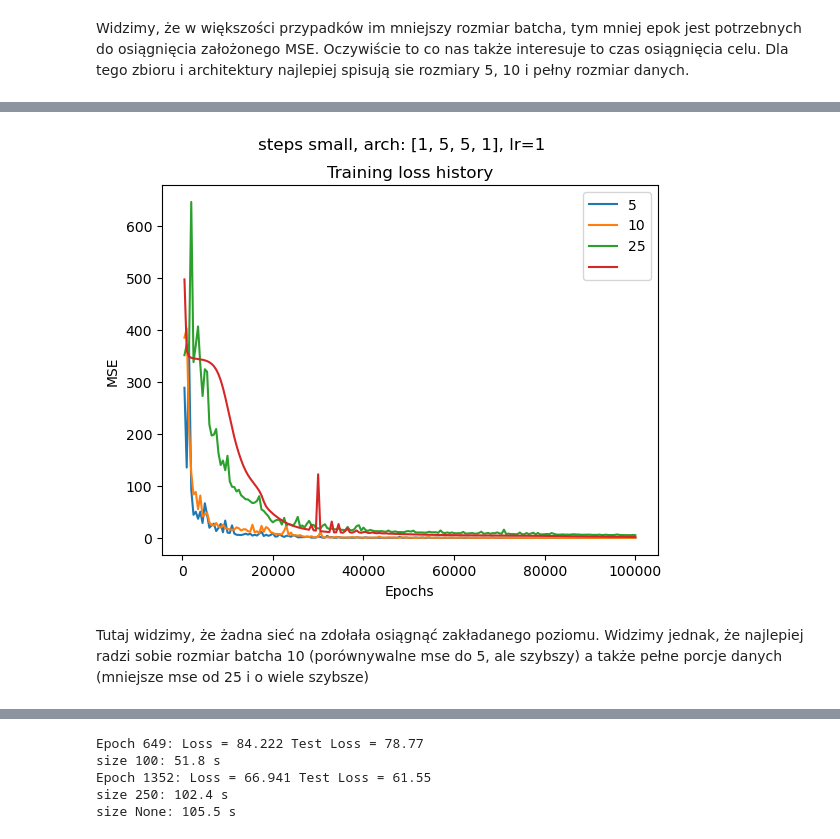
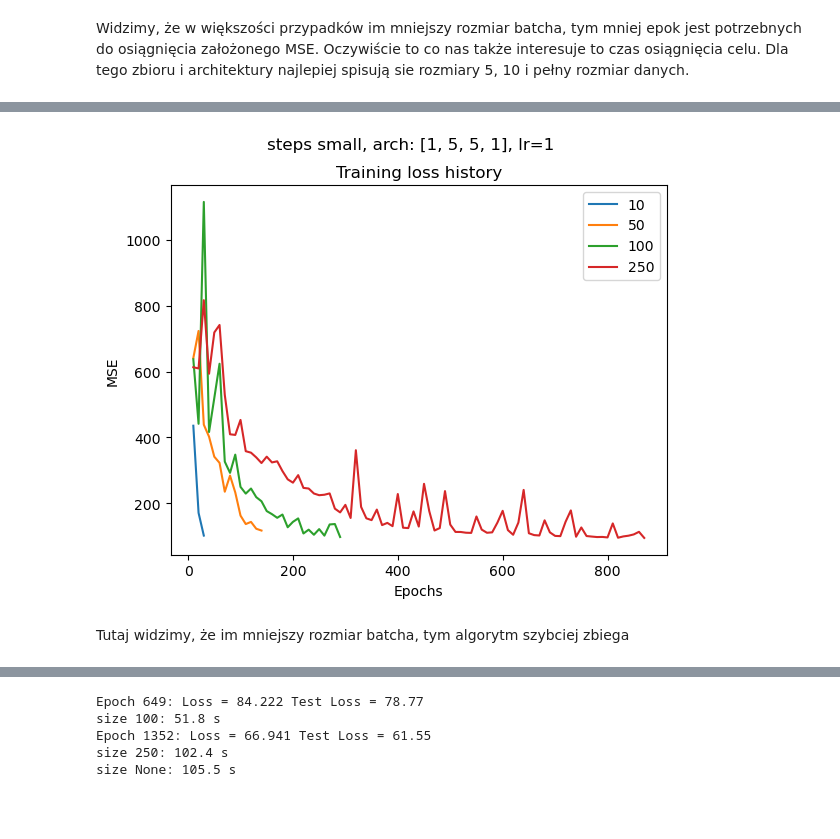
Before and after one commit to tymsoncyferki/MIOwAD, a Jupyter notebook: nn2/lab2.ipynb, the cells around one changed output, grey strips where cells are left out. Cells and saved outputs as stored; diff of their text form; code cells hidden in the pictures; blank space fills up the shorter version.

```diff
--- a/nn2/lab2.ipynb
+++ b/nn2/lab2.ipynb
@@ -183,7 +184,7 @@ class NeuralNetwork:
         """
         To test and print MSE on testset, X_test and y_test need to be provided
         To set early stopping, provide cutoff (and test sets)
-        denormalize - a tuple (mean, std) for denormalizing target
+        denormalize - a tuple (mean, std) for denormalizing target for calculating mse
         info_interval - number of epochs between logging, set to None to turn off console output
         """
         test_mse = False
@@ -208,7 +209,6 @@ class NeuralNetwork:
             y_mse = destandardize_data(y, denormalize)
 
         history = History()
-        test_loss = 0
 
         for epoch in range(1, epochs+1):
 
@@ -248,6 +248,11 @@ class NeuralNetwork:
             return history
 
 def standardize_data(X):
+    """
+    returns:
+    X_new - standardized X
+    a tuple (mean, std) - normal distribution parameters from X for destandarizing
+    """
     mean = np.mean(X, axis=0)
     std = np.std(X, axis=0)
     X_new = (X - mean) / std
@@ -259,6 +264,10 @@ def destandardize_data(X, parameters):
 
 
 class History:
+    """
+    Class which attributes are weights from all training epochs
+    and loss for chosen loss_epochs (usually epochs with some interval)
+    """
 
     def __init__(self):
         self.weights = []
@@ -267,7 +276,7 @@ class History:
         self.test_loss = []
         self.loss_epochs = []
 
-    def plot_weights(self, layer, bias=False):
+    def plot_weights(self, layer, bias=False, return_plot=False):
         """
         layer - integer, index of weights vector
         if to plot bias instead of weights
@@ -289,9 +298,12 @@ class History:
 
         plt.xlabel('Epochs')
         plt.title(f'{weights_type} values vs epochs at layer {layer}')
-        plt.show()
+        if return_plot:
+            return plt
+        else:
+            plt.show()
 
-    def plot_loss(self, test=False):
+    def plot_loss(self, test=False, return_plot=False):
         if test:
             plt.plot(self.loss_epochs, self.test_loss)
             plt.title('Test loss history')
@@ -300,6 +312,10 @@ class History:
             plt.title('Training loss history')
         plt.xlabel('Epochs')
         plt.ylabel('MSE')
+        if return_plot:
+            return plt
+        else:
+            plt.show()
 # %% [markdown]
 ## Kryteria MSE
 # %% [markdown]
@@ -335,0 +326,5 @@ Epoch 20000: Loss = 1.777 Test Loss = 2.281
+# %%
+mlp = NeuralNetwork([1,10,1])
+y_norm, parameters = standardize_data(square_simple_train['y'])
+history = mlp.train(square_simple_train['x'], y_norm, learning_rate=0.1, epochs=8000, batch_size=25, return_history=True, resize=True,
+                   X_test=square_simple['x'], y_test=square_simple['y'], cutoff=None, denormalize=parameters, info_interval=200)
@@ -392,0 +408,2 @@ Problem jest taki, że poziomy w zbiorze testowym są 'szersze' niż w treningow
+# %%
+steps_large_train = pd.read_csv("../dane/regression/steps-large-training.csv", index_col=0)
@@ -468,6 +542,6 @@ size None: 3.0 s
 # %% [markdown]
 Widzimy, że w większości przypadków im mniejszy rozmiar batcha, tym mniej epok jest potrzebnych do osiągnięcia założonego MSE. Oczywiście to co nas także interesuje to czas osiągnięcia celu. Dla tego zbioru i architektury najlepiej spisują sie rozmiary 5, 10 i pełny rozmiar danych.
 # %%
-batch_test(steps_small_train, steps_small_test, [5, 10, 25, None], [1, 5, 5, 1], 'he', lr=1, epochs=100000,
-           name='steps small', interval=500, cutoff=30)
+batch_test(steps_large_train, steps_small_test, [10, 50, 100, 250], [1, 5, 5, 1], 'he', lr=1, epochs=100000,
+           name='steps small', interval=10, cutoff=40)
 # %% [output]
@@ -478,3 +556,3 @@ size None: 18.5 s
-[figure, old version]
+[figure, new version]
 # %% [markdown]
-Tutaj widzimy, że żadna sieć na zdołała osiągnąć zakładanego poziomu. Widzimy jednak, że najlepiej radzi sobie rozmiar batcha 10 (porównywalne mse do 5, ale szybszy) a także pełne porcje danych (mniejsze mse od 25 i o wiele szybsze)
+Tutaj widzimy, że im mniejszy rozmiar batcha, tym algorytm szybciej zbiega
```
Also changed, not shown: parts of 30 cells of this notebook.
